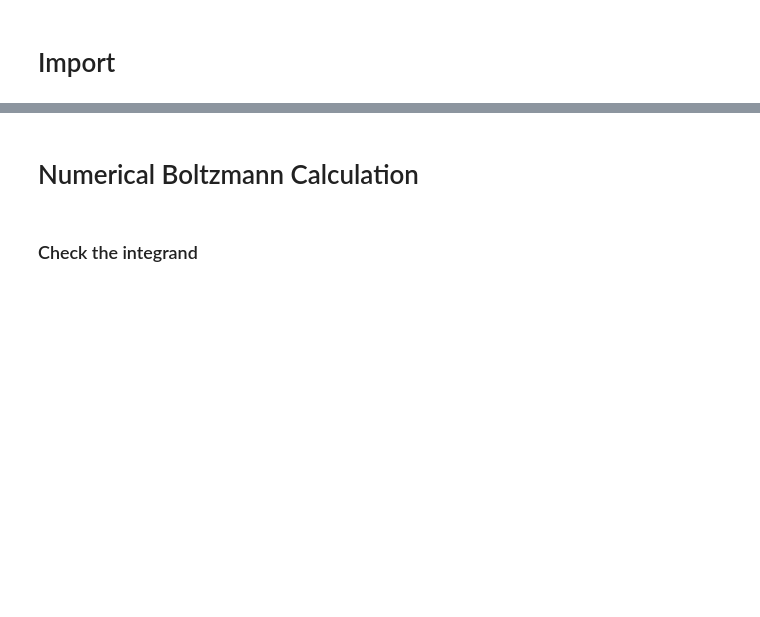
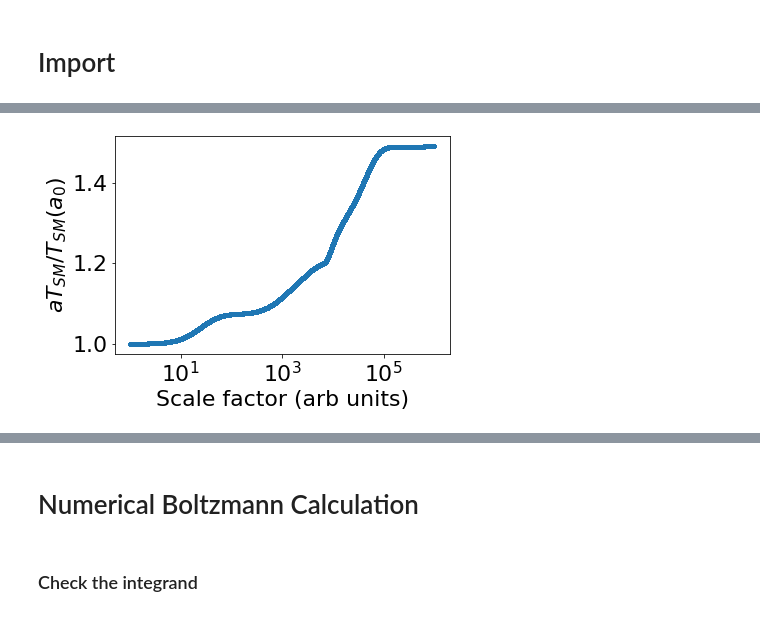
Before and after one commit to JakeSpisak/Sterile-Neutrinos, a Jupyter notebook: analysis.ipynb, the cells around one changed output, grey strips where cells are left out. Cells and saved outputs as stored; diff of their text form; code cells hidden in the pictures; blank space fills up the shorter version.

```diff
--- a/analysis.ipynb
+++ b/analysis.ipynb
@@ -183,0 +143,12 @@ print(scattering_coeffs_dict[flavor]([temp, poverT])*Gf**2*poverT*temp**5)
+# %%
+T_start = 10**6
+a_min=1
+a_max=10**6
+num_a = 10**6
+T_vals, a_domain = compute_T_SM(T_start, a_min, a_max, num_a, logspace=True)
+plt.semilogx(a_domain, T_vals*a_domain/T_start, '.')
+plt.xlabel("Scale factor (arb units)")
+plt.ylabel(r"$a T_{SM}/T_{SM}(a_0)$")
+plt.show()
+# %% [output]
+[figure, added]
```
Also changed, not shown: parts of 65 cells of this notebook, 3 other files.
